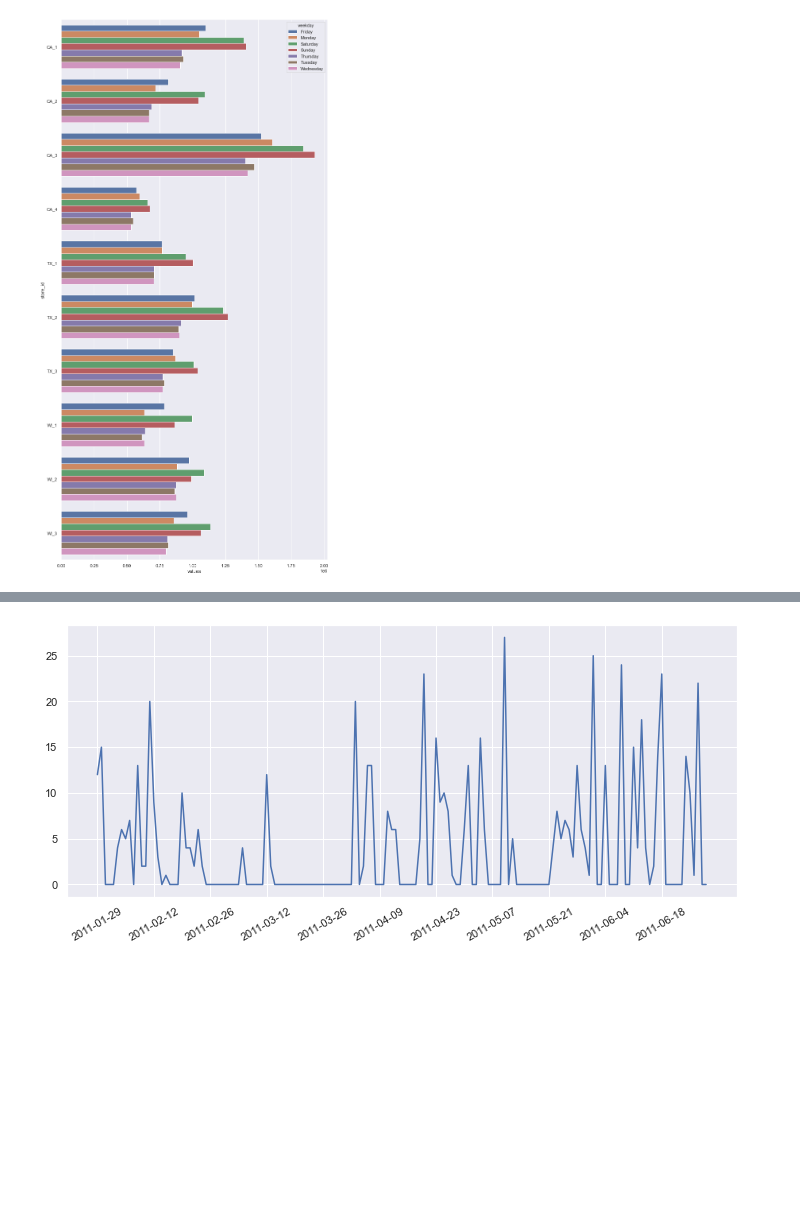
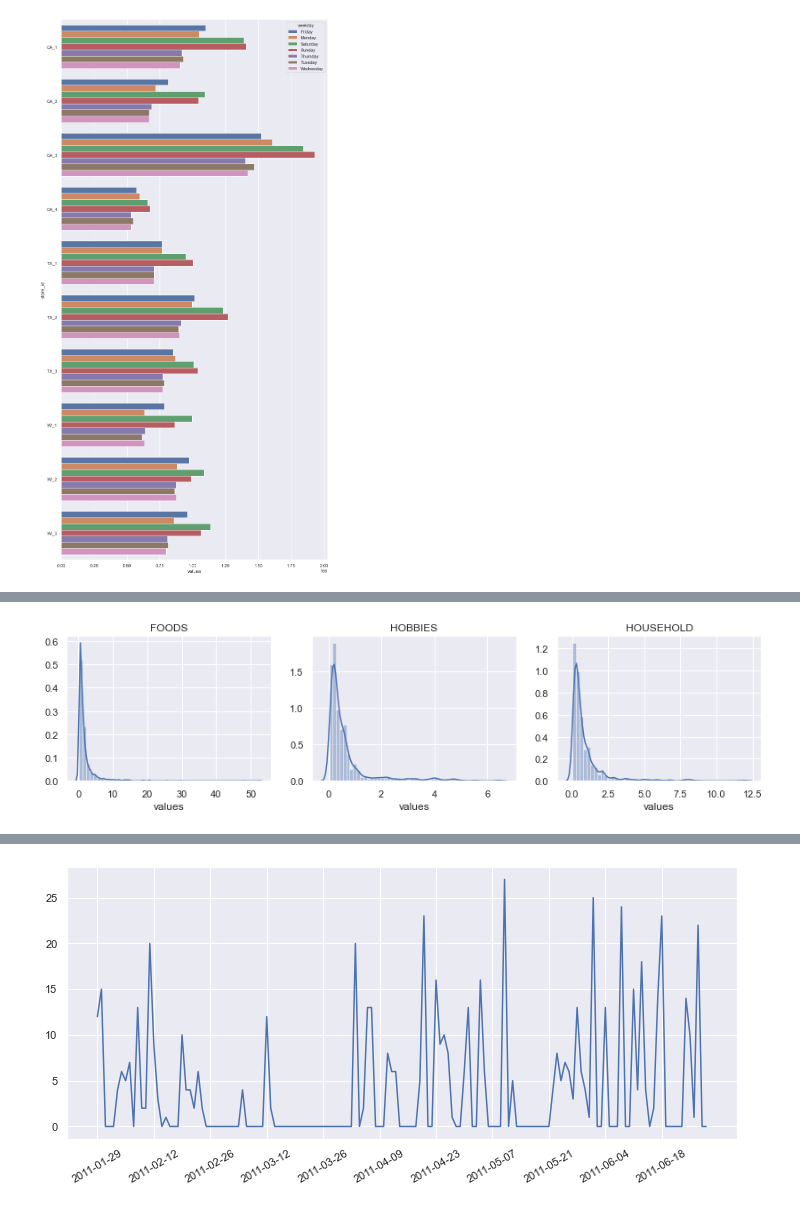
Before and after one commit to navitacion/m5-forecasting, a Jupyter notebook: notebook/EDA - M5 Forecasting.ipynb, the cells around one changed output, grey strips where cells are left out. Cells and saved outputs as stored; diff of their text form; code cells hidden in the pictures; blank space fills up the shorter version.

```diff
--- a/notebook/EDA - M5 Forecasting.ipynb
+++ b/notebook/EDA - M5 Forecasting.ipynb
@@ -34,6 +35,9 @@ train.head()
 train.shape
 # %% [output]
 (46027957, 20)
+# %%
+# 合計金額
+train['sum_sell'] = train['values'] * train['sell_price']
 # %% [markdown]
 ## Store_id
 # %%
@@ -81,0 +83,5 @@ plt.show()
+# %%
+# item_idごとの平均売上
+temp = train.groupby('item_id')['values'].mean().reset_index()
+temp['item_type'] = temp['item_id'].apply(lambda x: x.split('_')[0])
+temp.head()
@@ -81,0 +95,11 @@ plt.show()
+# %%
+# 商品カテゴリごとの平均売上数のヒストグラム
+# 食品の購入数がやはり多い
+fig, axes = plt.subplots(ncols=3, nrows=1, figsize=(14, 3))
+
+for item, ax in zip(temp['item_type'].unique(), axes.ravel()):
+    sns.distplot(temp[temp['item_type'] == item]['values'], ax=ax)
+    ax.set_title(item)
+plt.show()
+# %% [output]
+[figure, added]
```
Also changed, not shown: parts of 8 cells of this notebook, 3 other files.
